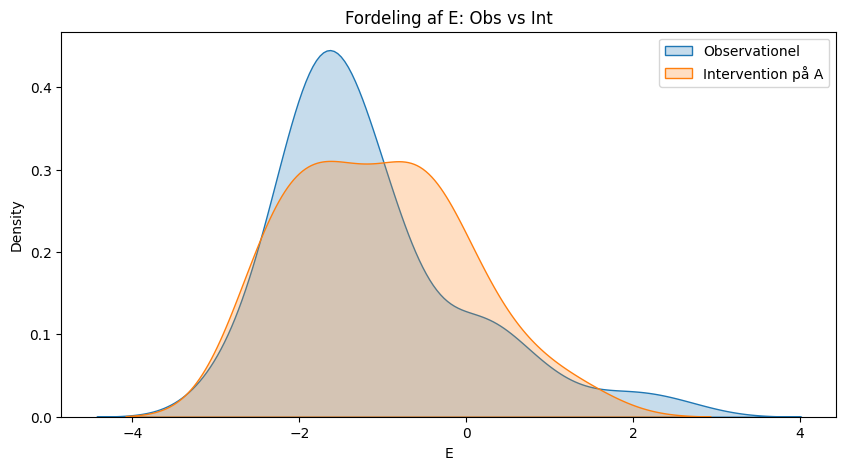
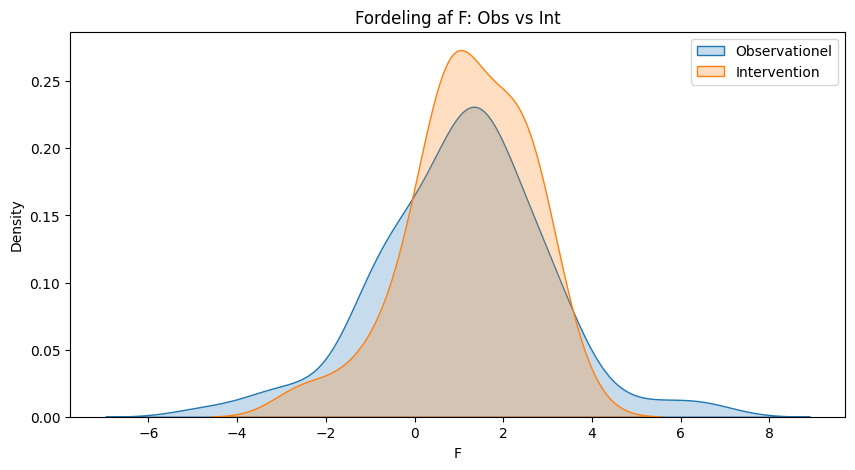
The notebook cell's code change between the first figure and the second:
--- before
+++ after
@@ -2,5 +2,5 @@
     plt.figure(figsize=(10, 5))
     sns.kdeplot(obs_df[var_target], label='Observationel', fill=True)
-    sns.kdeplot(int_df_a[var_target], label=f'Intervention på A', fill=True)
+    sns.kdeplot(int_df_a[var_target], label=f'Intervention', fill=True)
     plt.legend()
     plt.title(f"Fordeling af {var_target}: Obs vs Int")
@@ -12,3 +12,3 @@
 
 
-check_confounder(df, df_int_negf, var_target='E')
+check_confounder(df, df_int_negb, var_target='F')

Commit: forkknife